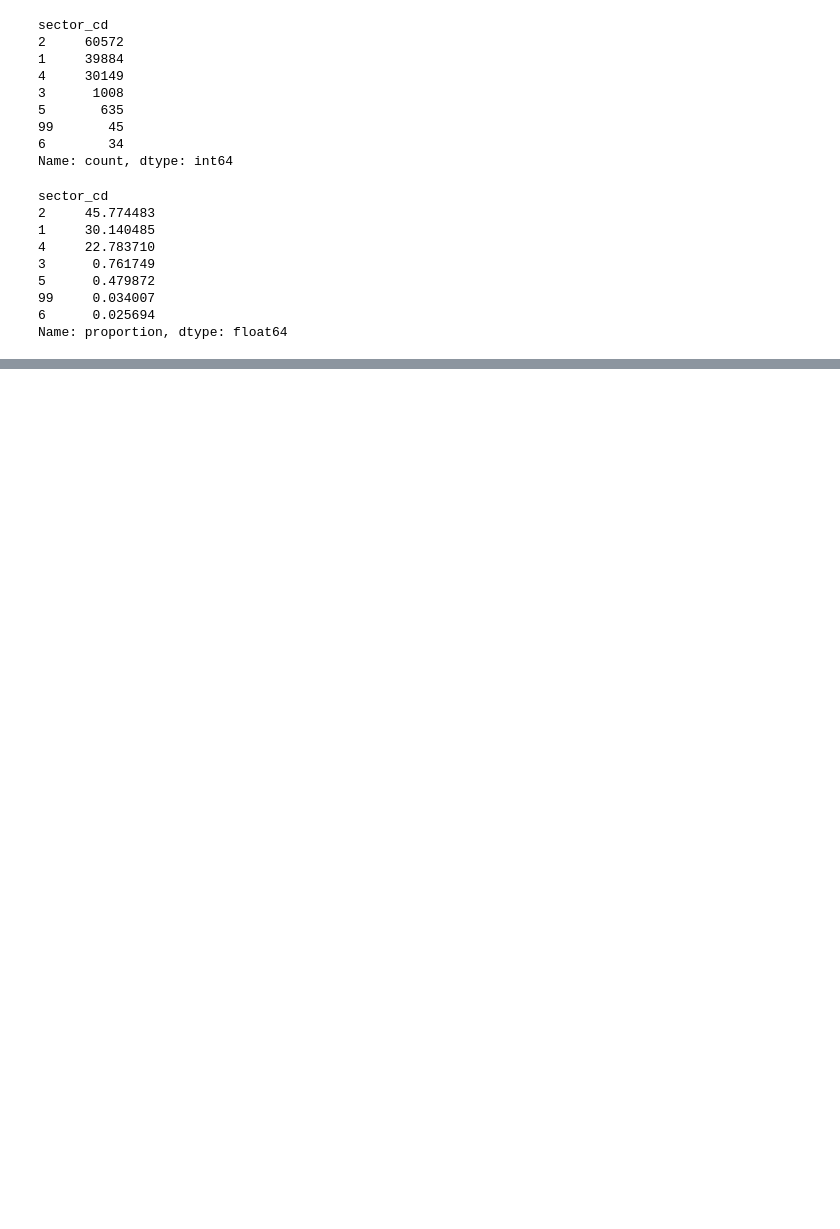
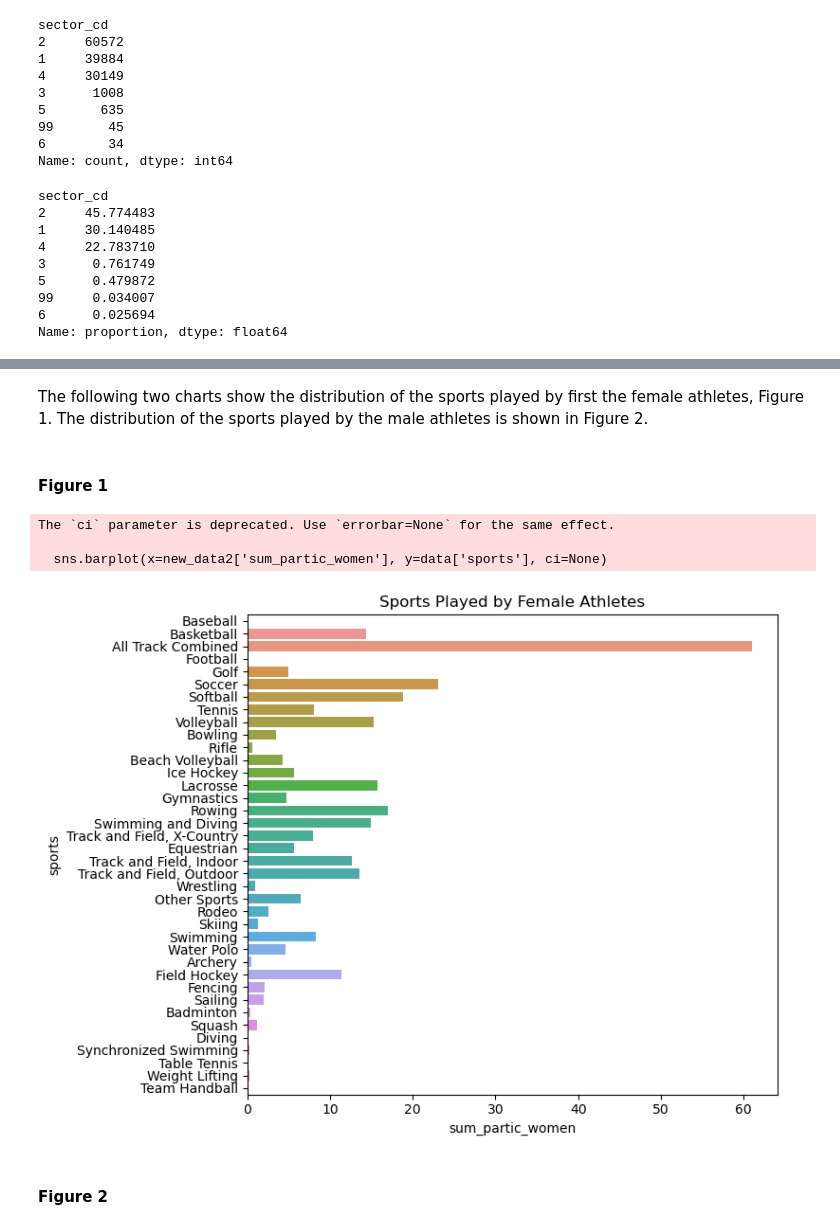
Before and after one commit to yevakramarova/project_code, a Jupyter notebook: TP1_YK_JCL.ipynb, the cells around one changed output, grey strips where cells are left out. Drawn from its saved outputs; the diff is of its cells as text; code cells hidden in the pictures; blank space fills up the shorter version.

```diff
--- a/TP1_YK_JCL.ipynb
+++ b/TP1_YK_JCL.ipynb
@@ -218,0 +211,7 @@ memory usage: 25.2+ MB
+# %%
+imputation_dict={"city_txt": "unknown",
+                 "state_cd": "unknown",
+                 "sector_name":"unknown",
+}
+# %%
+new_data2=new_data.fillna(value=imputation_dict)
@@ -545,2 +607,20 @@ sns.heatmap(corr_matrix, annot=True, cmap='coolwarm')
+# %% [markdown]
+The following two charts show the distribution of the sports played by first the female athletes, Figure 1. The distribution of the sports played by the male athletes is shown in Figure 2.
+# %% [markdown]
+#### Figure 1
+# %%
+plt.figure(figsize=(8, 6))
+sns.barplot(x=new_data2['sum_partic_women'], y=data['sports'], ci=None)
+plt.title('Sports Played by Female Athletes')
+plt.yticks(rotation=0)
+plt.tight_layout()
+plt.show()
+# %% [output]
+The `ci` parameter is deprecated. Use `errorbar=None` for the same effect.
+
+  sns.barplot(x=new_data2['sum_partic_women'], y=data['sports'], ci=None)
+[figure, added]
+# %% [markdown]
+#### Figure 2
 # %%
 plt.figure(figsize=(10, 8))
```
Also changed, not shown: parts of 46 cells of this notebook.
